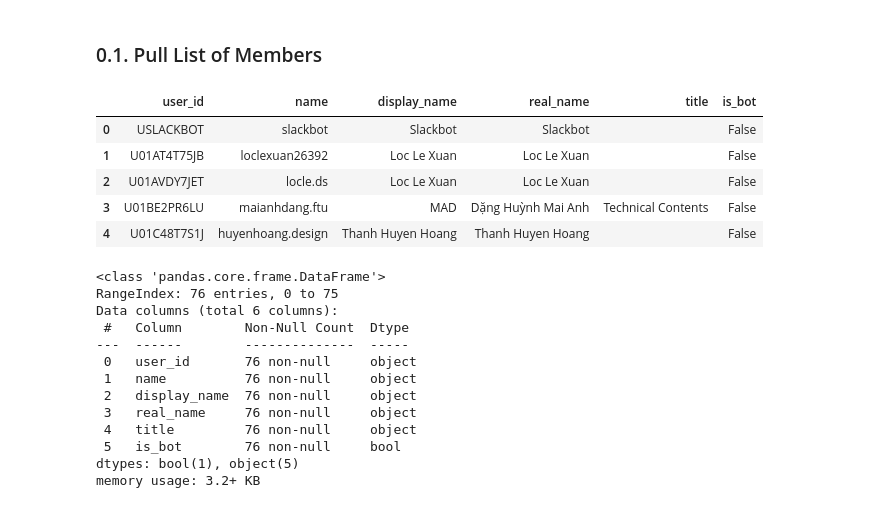
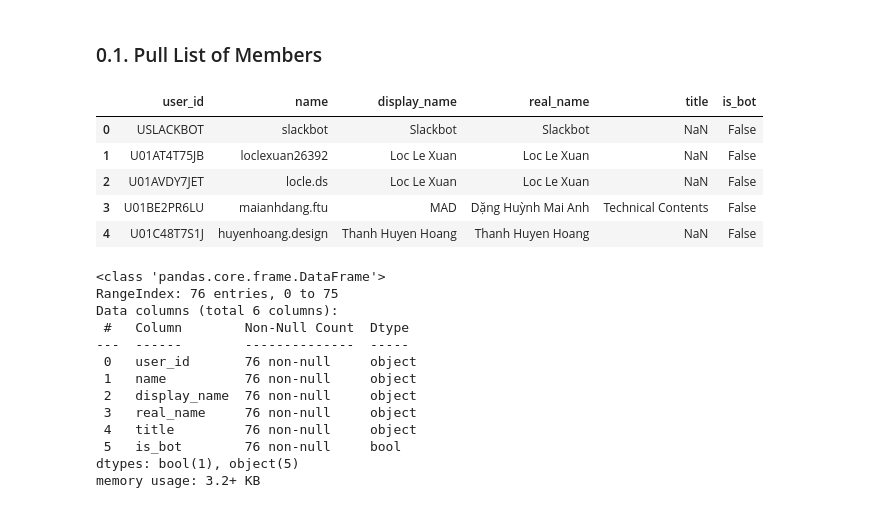
Before and after one commit to anhdanggit/atom-assignments, a Jupyter notebook: assignment_4/home_assignment_4.ipynb, the cells around one changed output. Drawn from its saved outputs; the diff is of its cells as text; code cells hidden in the pictures.

```diff
--- a/assignment_4/home_assignment_4.ipynb
+++ b/assignment_4/home_assignment_4.ipynb
@@ -89,34 +89,34 @@ with open('../env_variable.json', 'r') as j:
 # %%
 # 1. LIST OF SLACK MEMBERS
 
 ## Pull list of member as JSON
 ## Gọi API từ Endpoints (Input - Token được đưa vào Headers)
 ## Challenge: Thử gọi API này bằng Postman
 endpoint = "https://slack.com/api/users.list"
 headers = {"Authorization": "Bearer {}".format(json_data['SLACK_BEARER_TOKEN'])}
 response_json = requests.post(endpoint, headers=headers).json()
 user_dat = response_json['members']
 
 ## Convert to CSV
 user_dict = {'user_id':[],'name':[],'display_name':[],'real_name':[],'title':[],'is_bot':[]}
 for i in range(len(user_dat)):
   user_dict['user_id'].append(user_dat[i]['id'])
   user_dict['name'].append(user_dat[i]['name'])
   user_dict['display_name'].append(user_dat[i]['profile']['display_name'])
   user_dict['real_name'].append(user_dat[i]['profile']['real_name_normalized'])
   user_dict['title'].append(user_dat[i]['profile']['title'])
   user_dict['is_bot'].append(user_dat[i]['is_bot'])
 
 user_df = pd.DataFrame(user_dict)
-user_df = user_df.replace('', None) # -> replace khoảng trắng bằng giá trị NULL (nan)
+user_df = user_df.replace('', np.nan) # -> replace khoảng trắng bằng giá trị NULL (nan)
 user_df.head(5)
 # %% [output]
 |  | user_id | name | display_name | real_name | title | is_bot |
-| 0 | USLACKBOT | slackbot | Slackbot | Slackbot |  | False |
-| 1 | U01AT4T75JB | loclexuan26392 | Loc Le Xuan | Loc Le Xuan |  | False |
-| 2 | U01AVDY7JET | locle.ds | Loc Le Xuan | Loc Le Xuan |  | False |
+| 0 | USLACKBOT | slackbot | Slackbot | Slackbot | NaN | False |
+| 1 | U01AT4T75JB | loclexuan26392 | Loc Le Xuan | Loc Le Xuan | NaN | False |
+| 2 | U01AVDY7JET | locle.ds | Loc Le Xuan | Loc Le Xuan | NaN | False |
 | 3 | U01BE2PR6LU | maianhdang.ftu | MAD | Dặng Huỳnh Mai Anh | Technical Contents | False |
-| 4 | U01C48T7S1J | huyenhoang.design | Thanh Huyen Hoang | Thanh Huyen Hoang |  | False |
+| 4 | U01C48T7S1J | huyenhoang.design | Thanh Huyen Hoang | Thanh Huyen Hoang | NaN | False |
 # %%
 user_df.info()
 # %% [output]
```
Also changed, not shown: parts of 5 cells of this notebook, 5 other files.
